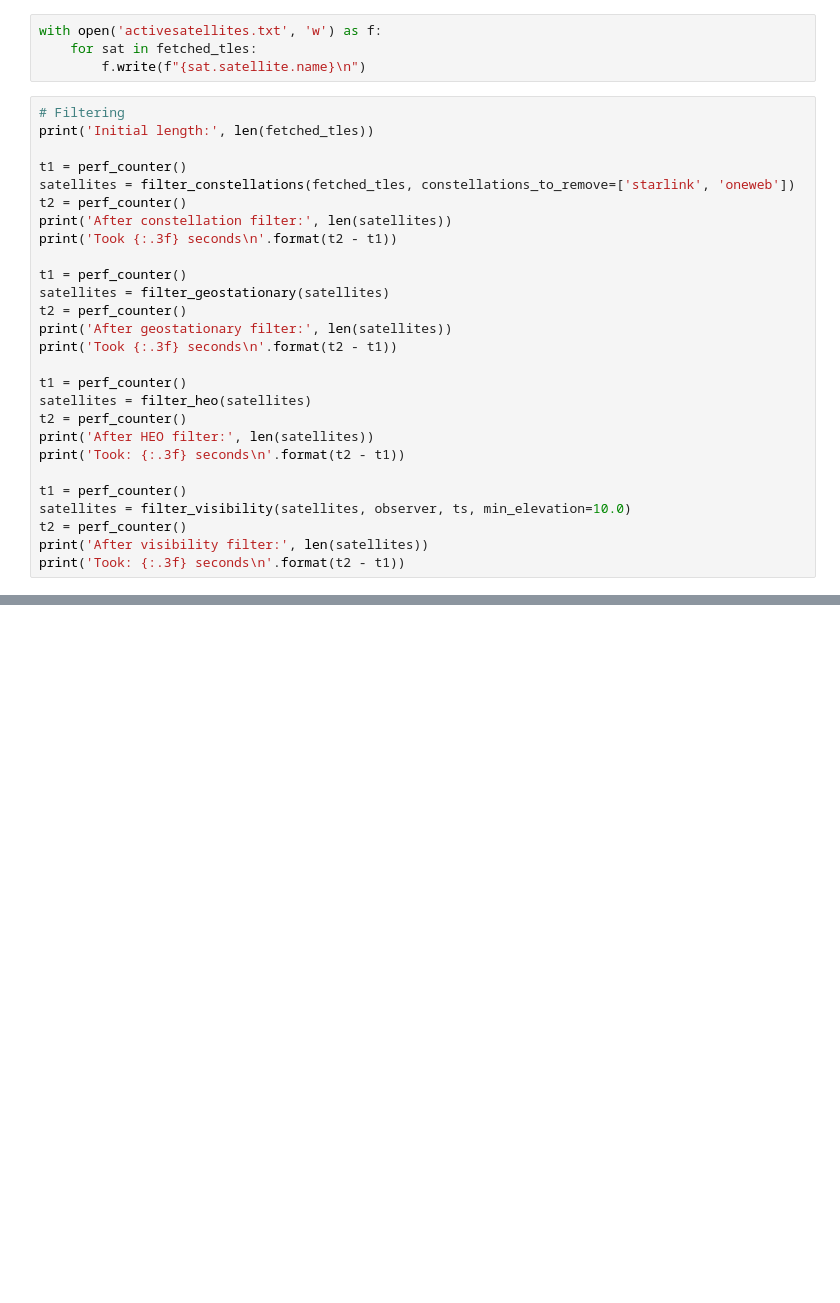
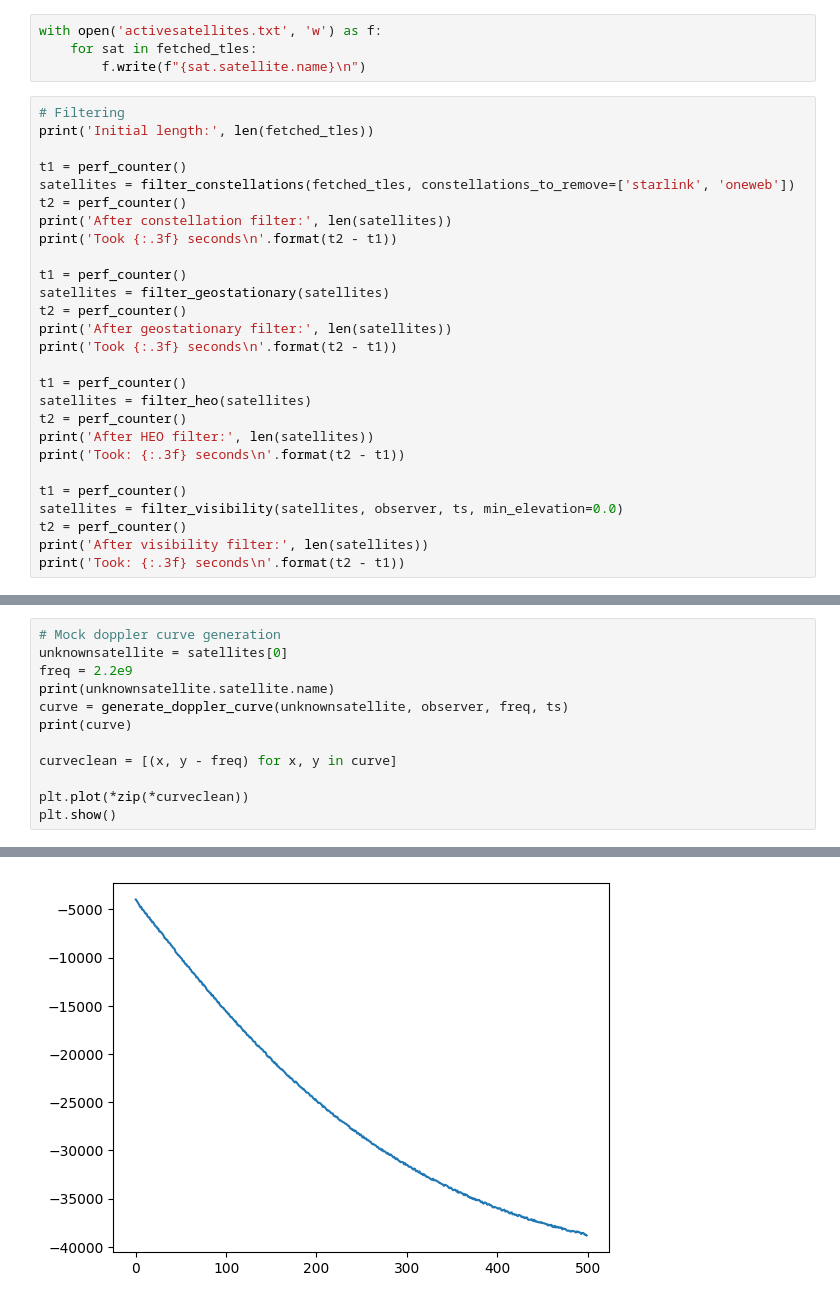
Before and after one commit to BUSH222/dopplerguesser, a Jupyter notebook: predict_test.ipynb, the cells around one changed output, grey strips where cells are left out. Saved outputs shown, nothing was run; the diff lists cells and outputs as text; blank space fills up the shorter version.

```diff
--- a/predict_test.ipynb
+++ b/predict_test.ipynb
@@ -48,7 +50,7 @@ print('After HEO filter:', len(satellites))
 print('Took: {:.3f} seconds\n'.format(t2 - t1))
 
 t1 = perf_counter()
-satellites = filter_visibility(satellites, observer, ts, min_elevation=10.0)
+satellites = filter_visibility(satellites, observer, ts, min_elevation=0.0)
 t2 = perf_counter()
 print('After visibility filter:', len(satellites))
 print('Took: {:.3f} seconds\n'.format(t2 - t1))
@@ -75,0 +84,13 @@ Earth rotation propagation took 0.014 seconds
+# %%
+# Mock doppler curve generation
+unknownsatellite = satellites[0]
+freq = 2.2e9
+print(unknownsatellite.satellite.name)
+curve = generate_doppler_curve(unknownsatellite, observer, freq, ts)
+print(curve)
+
+curveclean = [(x, y - freq) for x, y in curve]
+
+plt.plot(*zip(*curveclean))
+plt.show()
+# %% [output]
@@ -75,0 +99 @@ Earth rotation propagation took 0.014 seconds
+[figure, added]
```
Also changed, not shown: parts of 9 cells of this notebook, 4 other files.
